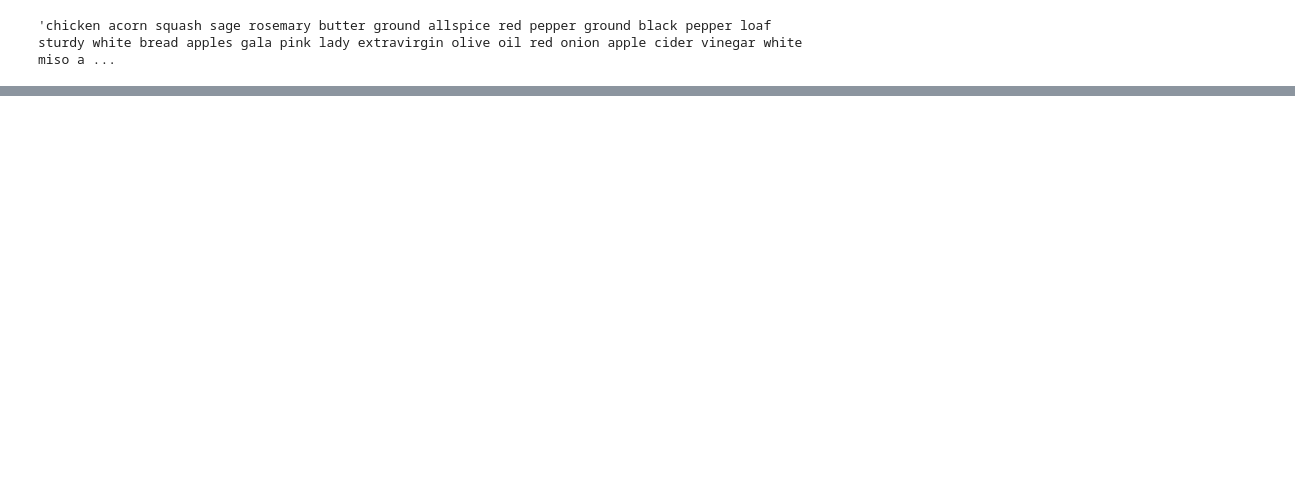
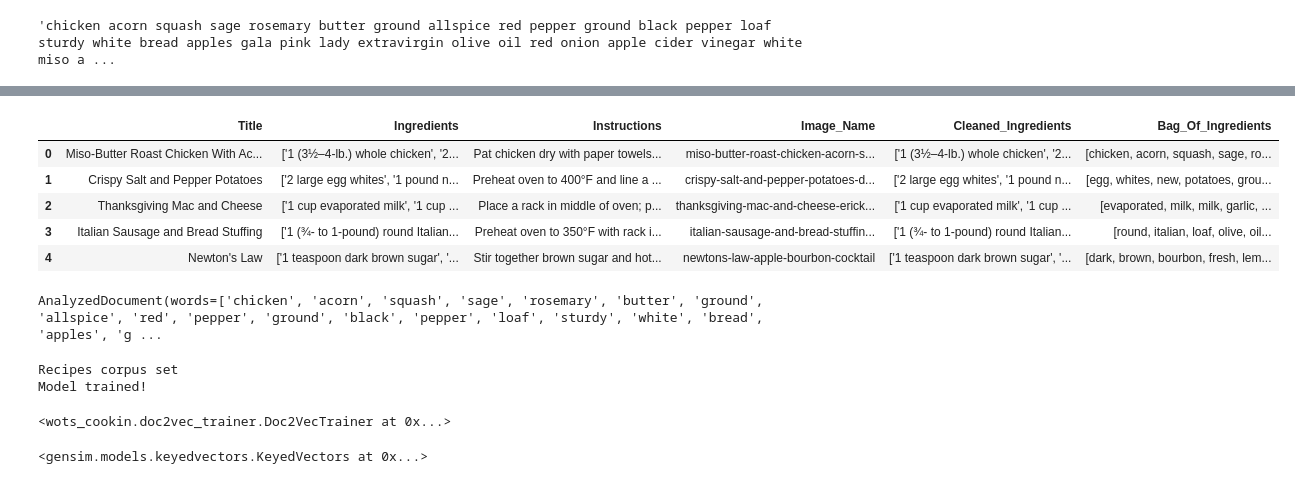
Before and after one commit to denwychan/wots_cookin, a Jupyter notebook: notebooks/doc2vec_test.ipynb, the cells around one changed output, grey strips where cells are left out. Saved outputs shown, nothing was run; the diff lists cells and outputs as text; code cells hidden in the pictures; blank space fills up the shorter version.

```diff
--- a/notebooks/doc2vec_test.ipynb
+++ b/notebooks/doc2vec_test.ipynb
@@ -84,0 +115,2 @@ pd.DataFrame(getListofRecipes(similar_recipe(av_in_vector),10))
+# %%
+df = load_clean_data()
@@ -84,0 +126,9 @@ pd.DataFrame(getListofRecipes(similar_recipe(av_in_vector),10))
+# %%
+df.head()
+# %% [output]
+|  | Title | Ingredients | Instructions | Image_Name | Cleaned_Ingredients | Bag_Of_Ingredients |
+| 0 | Miso-Butter Roast Chicken With Ac... | ['1 (3½–4-lb.) whole chicken', '2... | Pat chicken dry with paper towels... | miso-butter-roast-chicken-acorn-s... | ['1 (3½–4-lb.) whole chicken', '2... | [chicken, acorn, squash, sage, ro... |
+| 1 | Crispy Salt and Pepper Potatoes | ['2 large egg whites', '1 pound n... | Preheat oven to 400°F and line a ... | crispy-salt-and-pepper-potatoes-d... | ['2 large egg whites', '1 pound n... | [egg, whites, new, potatoes, grou... |
+| 2 | Thanksgiving Mac and Cheese | ['1 cup evaporated milk', '1 cup ... | Place a rack in middle of oven; p... | thanksgiving-mac-and-cheese-erick... | ['1 cup evaporated milk', '1 cup ... | [evaporated, milk, milk, garlic, ... |
+| 3 | Italian Sausage and Bread Stuffing | ['1 (¾- to 1-pound) round Italian... | Preheat oven to 350°F with rack i... | italian-sausage-and-bread-stuffin... | ['1 (¾- to 1-pound) round Italian... | [round, italian, loaf, olive, oil... |
+| 4 | Newton's Law | ['1 teaspoon dark brown sugar', '... | Stir together brown sugar and hot... | newtons-law-apple-bourbon-cocktail | ['1 teaspoon dark brown sugar', '... | [dark, brown, bourbon, fresh, lem... |
@@ -84,0 +141,14 @@ pd.DataFrame(getListofRecipes(similar_recipe(av_in_vector),10))
+# %%
+bag_of_ingredients[0]
+# %% [output]
+AnalyzedDocument(words=['chicken', 'acorn', 'squash', 'sage', 'rosemary', 'butter', 'ground', 'allspice', 'red', 'pepper', 'ground', 'black', 'pepper', 'loaf', 'sturdy', 'white', 'bread', 'apples', 'g ...
+# %%
+model.train_model(bag_of_ingredients)
+# %% [output]
+Recipes corpus set
+Model trained!
+<wots_cookin.doc2vec_trainer.Doc2VecTrainer at 0x...>
+# %%
+model.model.dv
+# %% [output]
+<gensim.models.keyedvectors.KeyedVectors at 0x...>
```
Also changed, not shown: parts of 18 cells of this notebook, 2 other files.
